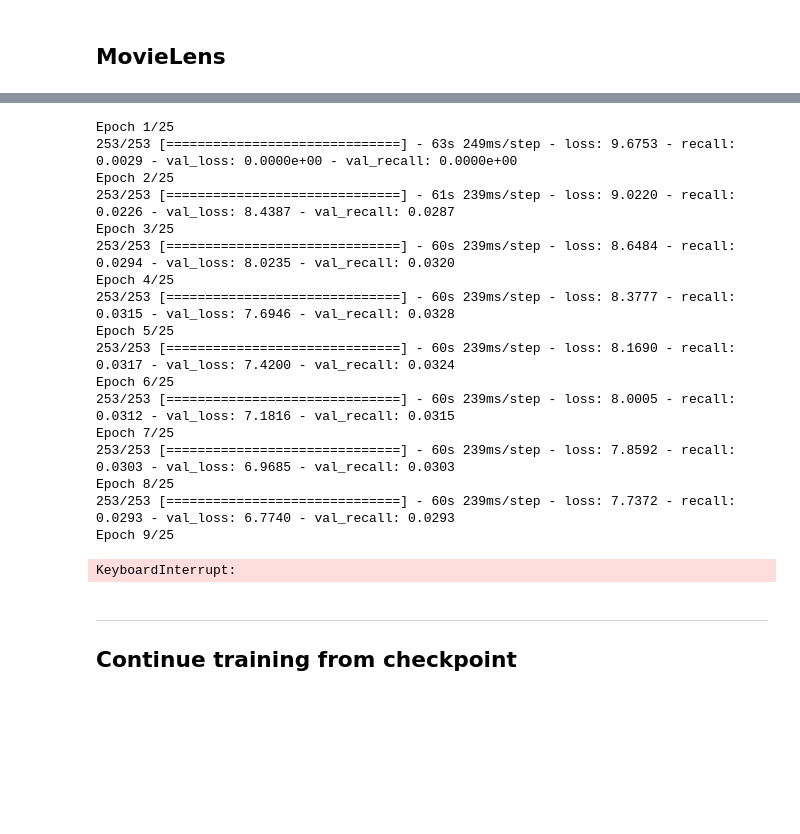
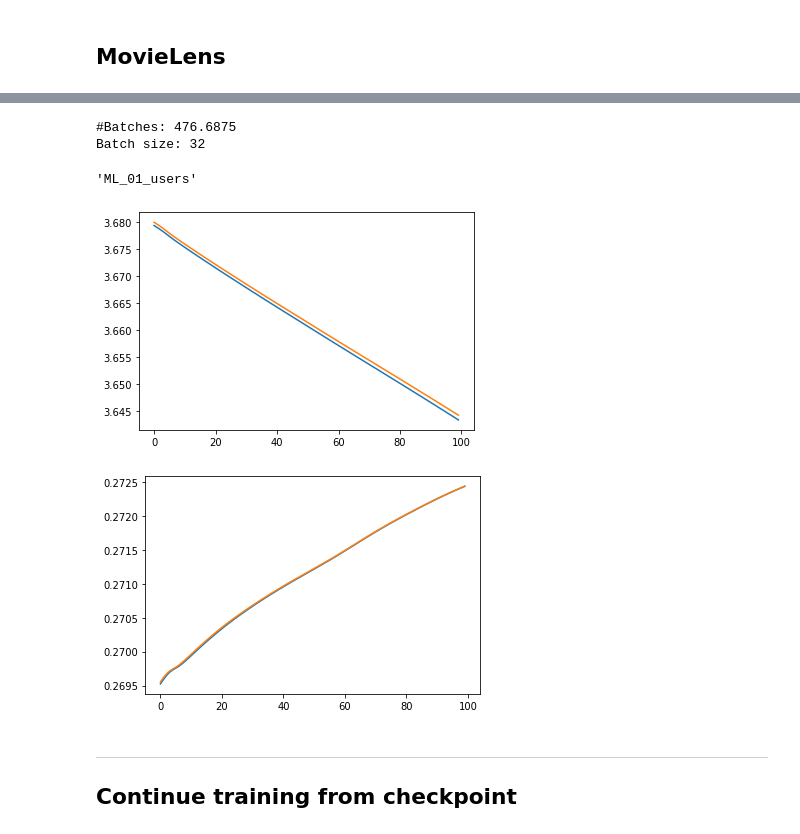
Before and after one commit to ROpdam/recommender_comparison, a Jupyter notebook: CF_RNN.ipynb, the cells around one changed output, grey strips where cells are left out. Cells and saved outputs as stored; diff of their text form; code cells hidden in the pictures; blank space fills up the shorter version.

Commit message:
CFRNN with mask and db loss: need restructuring

```diff
--- a/CF_RNN.ipynb
+++ b/CF_RNN.ipynb
@@ -321,24 +249,47 @@ dataset
-# %%
-history = model.fit(dataset, validation_data=val_dataset, epochs=epochs, callbacks=[checkpoint_callback])
-# %% [output]
-Epoch 1/25
-253/253 [==============================] - 63s 249ms/step - loss: 9.6753 - recall: 0.0029 - val_loss: 0.0000e+00 - val_recall: 0.0000e+00
-Epoch 2/25
-253/253 [==============================] - 61s 239ms/step - loss: 9.0220 - recall: 0.0226 - val_loss: 8.4387 - val_recall: 0.0287
-Epoch 3/25
-253/253 [==============================] - 60s 239ms/step - loss: 8.6484 - recall: 0.0294 - val_loss: 8.0235 - val_recall: 0.0320
-Epoch 4/25
-253/253 [==============================] - 60s 239ms/step - loss: 8.3777 - recall: 0.0315 - val_loss: 7.6946 - val_recall: 0.0328
-Epoch 5/25
-253/253 [==============================] - 60s 239ms/step - loss: 8.1690 - recall: 0.0317 - val_loss: 7.4200 - val_recall: 0.0324
-Epoch 6/25
-253/253 [==============================] - 60s 239ms/step - loss: 8.0005 - recall: 0.0312 - val_loss: 7.1816 - val_recall: 0.0315
-Epoch 7/25
-253/253 [==============================] - 60s 239ms/step - loss: 7.8592 - recall: 0.0303 - val_loss: 6.9685 - val_recall: 0.0303
-Epoch 8/25
-253/253 [==============================] - 60s 239ms/step - loss: 7.7372 - recall: 0.0293 - val_loss: 6.7740 - val_recall: 0.0293
-Epoch 9/25
-KeyboardInterrupt:
+# %%
+epochs = 100
+print('#Batches:', len(user_sequences_x)/BATCH_SIZE)
+print('Batch size:', BATCH_SIZE)
+# %% [output]
+#Batches: 476.6875
+Batch size: 32
+# %%
+print('Fitting LSTM with max sequence length:', str(max_seq_len))
+#     history = model.fit(x=np.vstack(train_X), y=np.vstack(train_y),
+#                         validation_data=val_dataset,
+#                         epochs=epochs,
+#                         batch_size=BATCH_SIZE,
+# #                         class_weight=class_weights,
+#                         sample_weight=np.vstack(train_sample_weights),
+#                         callbacks=[checkpoint_callback, early_stopping_callback])
+
+history = model.fit(dataset,
+                    validation_data=val_dataset,
+                    epochs=epochs,
+#                         batch_size=BATCH_SIZE,
+#                         class_weight=class_weights,
+#                         sample_weight=np.vstack(train_sample_weights),
+                    callbacks=[checkpoint_callback, early_stopping_callback])
+# %%
+file_name
+# %% [output]
+'ML_01_users'
+# %%
+results = pd.DataFrame(history.history)
+if vsl:
+    results.to_pickle('../results/his_vsl_01_ml_users_100_epochs' + '_lr' + str(learning_rate) + '_batch' + str(BATCH_SIZE) + '_mask')
+else:
+    results.to_pickle('../results/his_fixed_' + str(max_seq_len) + '_01_ml_users_100_epochs' + '_lr' + str(learning_rate) + '_batch' + str(BATCH_SIZE) + '_mask')
+# %%
+plt.plot(results['loss'])
+plt.plot(results['val_loss'])
+plt.show()
+plt.plot(results['recall'])
+plt.plot(results['val_recall'])
+plt.show()
+# %% [output]
+[figure, added]
+[figure, added]
 # %% [markdown]
 ---
 ## Continue training from checkpoint
```
Also changed, not shown: parts of 130 cells of this notebook, 1 other file.
